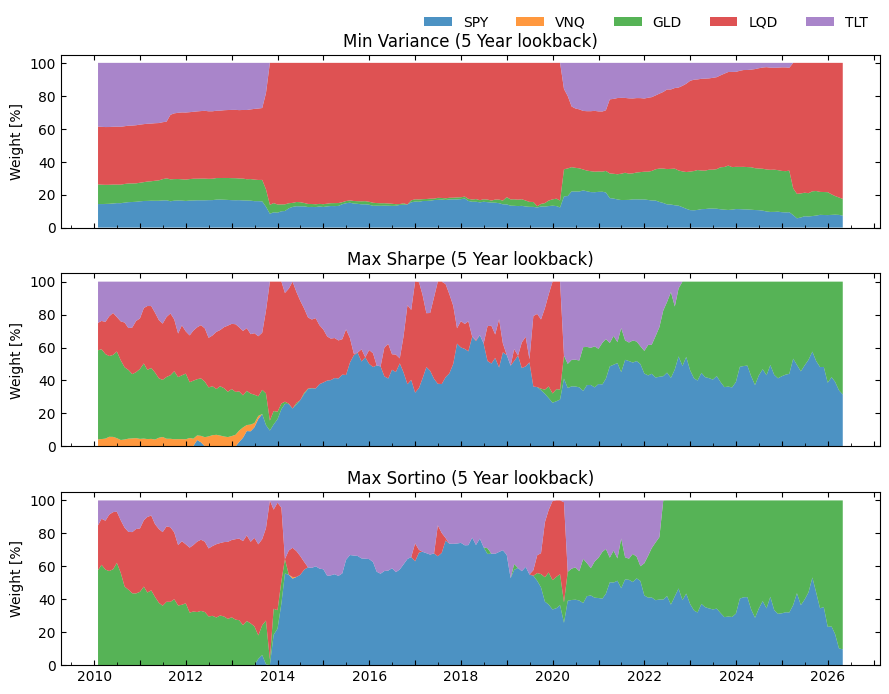
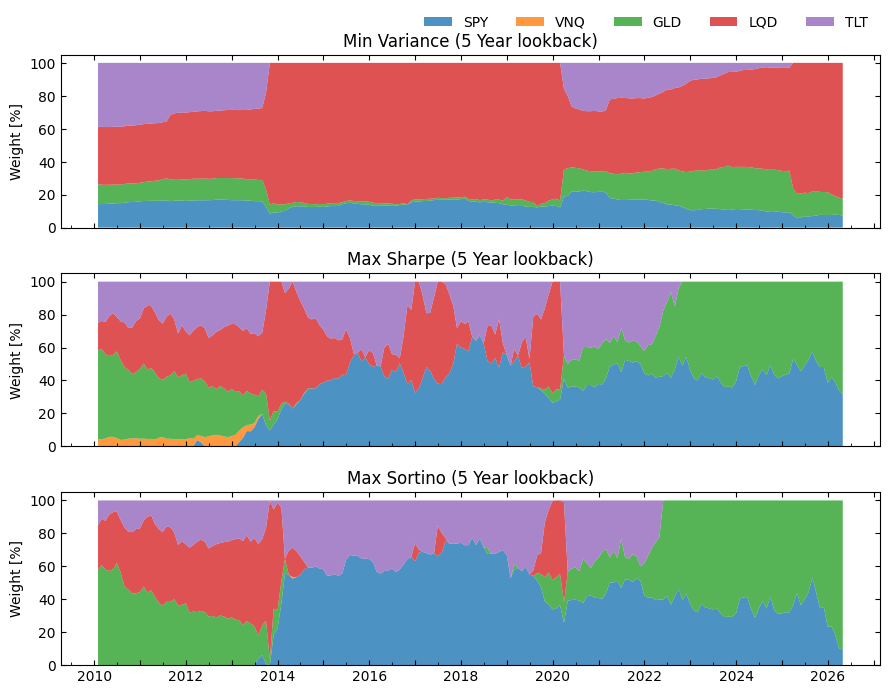
Code edit (unified diff) that turned the first committed figure into the second:
--- before
+++ after
@@ -18,3 +18,4 @@
 axs[0].legend(loc='upper right', bbox_to_anchor=(1, 1.3), ncols=len(universe), frameon=False)
 fig.tight_layout()
+fig.savefig('./figures/backtest-weights.png', dpi=80, bbox_inches='tight')
 plt.show()

Commit: Updated README and saved portfolio optimization figures